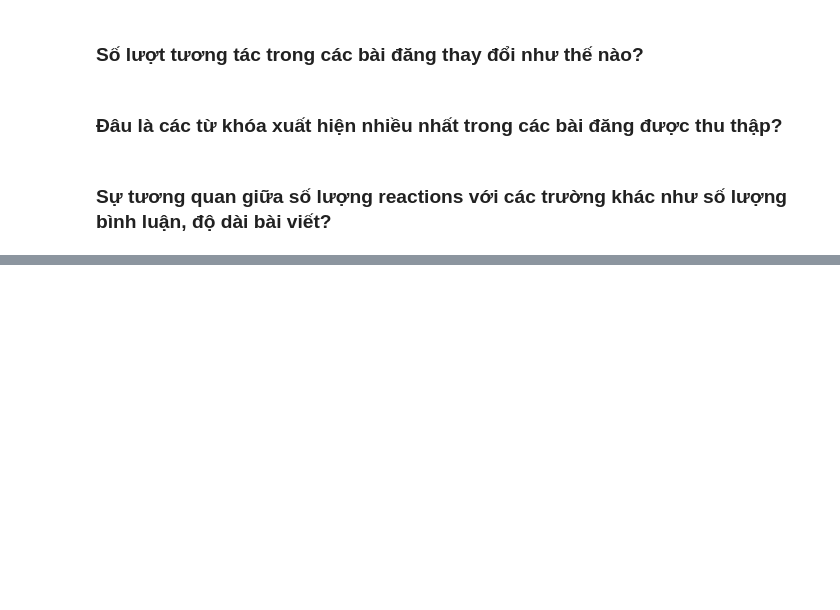
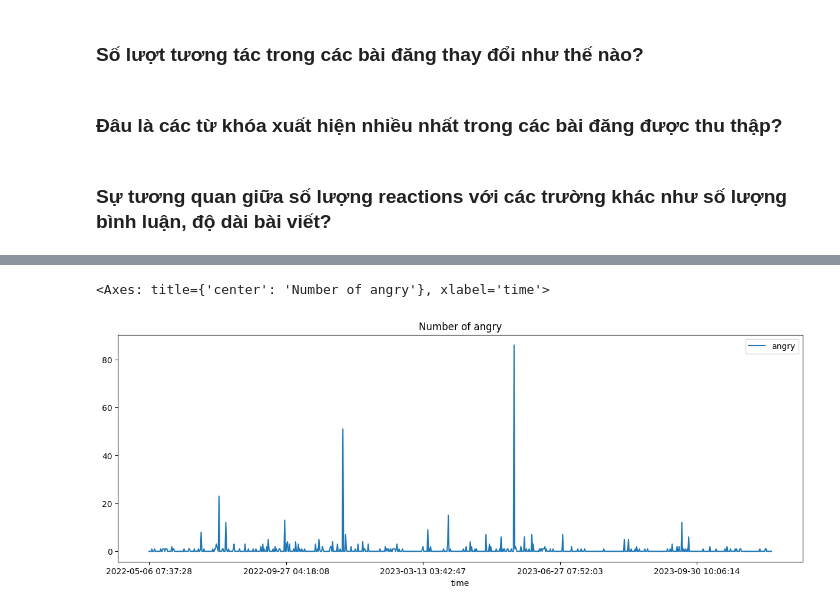
Before and after one commit to quangster/analyze-facebook-page, a Jupyter notebook: analyze_data.ipynb, the cells around one changed output, grey strips where cells are left out. Cells and saved outputs as stored; diff of their text form; code cells hidden in the pictures; blank space fills up the shorter version.

```diff
--- a/analyze_data.ipynb
+++ b/analyze_data.ipynb
@@ -25,0 +114,5 @@ df[df['post_id'] == 680020737566467]
+# %%
+df_sorted.plot(x='time', y='angry', kind='line', figsize=(15, 5), title='Number of angry')
+# %% [output]
+<Axes: title={'center': 'Number of angry'}, xlabel='time'>
+[figure, added]
```
Also changed, not shown: parts of 20 cells of this notebook, 4 other files.
